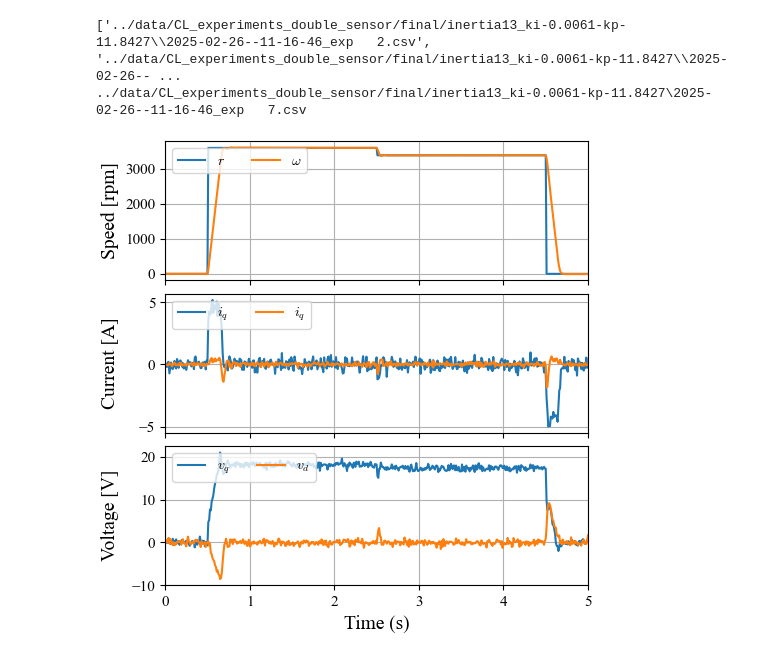
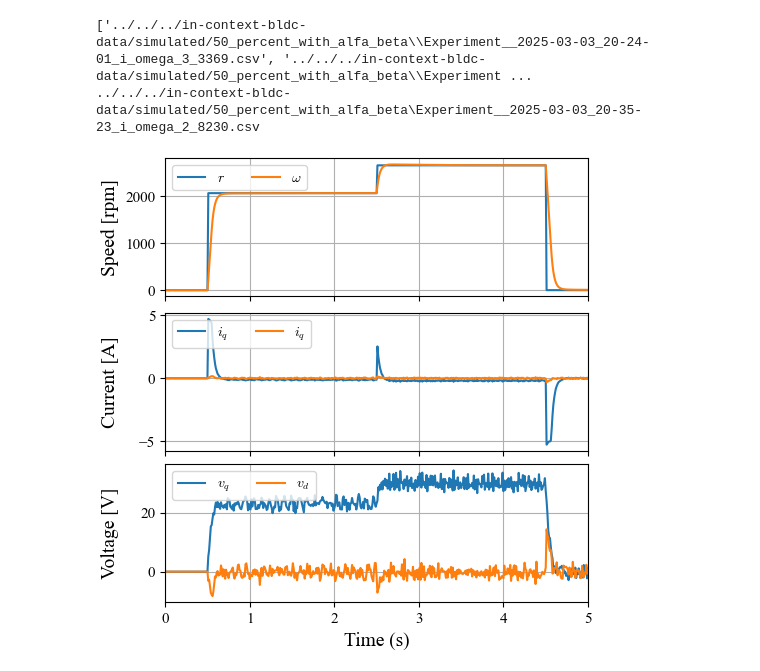
Before and after one commit to buswayne/in-context-bldc, a Jupyter notebook: speed_estimator/plot_experiment3.ipynb, the cells around one changed output. Saved outputs shown, nothing was run; the diff lists cells and outputs as text; code cells hidden in the pictures.

```diff
--- a/speed_estimator/plot_experiment3.ipynb
+++ b/speed_estimator/plot_experiment3.ipynb
@@ -16,10 +16,10 @@ plt.rcParams['ytick.labelsize']=11
 plt.rcParams['axes.grid']=True
 plt.rcParams['axes.xmargin']=0
 # %%
-folder_path = '../data/CL_experiments_double_sensor/final/inertia13_ki-0.0061-kp-11.8427/'
+# folder_path = '../data/CL_experiments_double_sensor/train/inertia13_ki-0.0061-kp-11.8427/'
 # file_path = '../../../in-context-bldc/data/simulated/10_percent/Experiment_2025-01-13_09-03-05.csv'
-# folder_path = '../../../in-context-bldc-data/simulated/50_percent_with_noise'
-exp_number = 5
+folder_path = '../../../in-context-bldc-data/simulated/50_percent_with_alfa_beta'
+exp_number = 10
 
 exp_list = glob.glob(os.path.join(folder_path, '*.csv'))
 print(exp_list)
@@ -32,41 +32,41 @@ df = pd.read_csv(file_path)
 # last_index = df.index[df.t > 20].min()
 # df = df.loc[first_non_zero_index:last_index]  # Keep rows up to that index
 # %% [output]
-['../data/CL_experiments_double_sensor/final/inertia13_ki-0.0061-kp-11.8427\\2025-02-26--11-16-46_exp   2.csv', '../data/CL_experiments_double_sensor/final/inertia13_ki-0.0061-kp-11.8427\\2025-02-26-- ...
-../data/CL_experiments_double_sensor/final/inertia13_ki-0.0061-kp-11.8427\2025-02-26--11-16-46_exp   7.csv
+['../../../in-context-bldc-data/simulated/50_percent_with_alfa_beta\\Experiment__2025-03-03_20-24-01_i_omega_3_3369.csv', '../../../in-context-bldc-data/simulated/50_percent_with_alfa_beta\\Experiment ...
+../../../in-context-bldc-data/simulated/50_percent_with_alfa_beta\Experiment__2025-03-03_20-35-23_i_omega_2_8230.csv
 # %%
 # df
 # %%
 # Create the figure and subplots with shared x-axis
 fig, axes = plt.subplots(3, 1, figsize=(5, 5), sharex=True, constrained_layout=True)
 
-axes[2].plot(df.t, df.v_q, label='$v_q$')
-axes[2].plot(df.t, df.v_d, label='$v_d$')
+axes[2].plot(df.t, df.vq, label='$v_q$')
+axes[2].plot(df.t, df.vd, label='$v_d$')
 axes[2].set_ylabel('Voltage [V]')
 axes[2].legend(ncols=2)
 
 
-axes[1].plot(df.t, df.i_q, label='$i_q$')
-axes[1].plot(df.t, df.i_d, label='$i_q$')
+axes[1].plot(df.t, df.iq, label='$i_q$')
+axes[1].plot(df.t, df.id, label='$i_q$')
 axes[1].set_ylabel('Current [A]')
 axes[1].legend(ncols=2)
 
 axes[0].plot(df.t, df.r, label='$r$')
 axes[0].plot(df.t, df.omega, label=r'$\omega$')
 axes[0].set_ylabel('Speed [rpm]')
 axes[0].legend(ncols=2)
 
 # Set the x-label for the last subplot
 axes[-1].set_xlabel('Time (s)')
 # Align the y-axis labels to the left
 for ax in axes:
     ax.yaxis.set_label_coords(-0.11, 0.5)  # Adjust -0.1 based on figure width
     ax.legend(loc='upper left', ncol=2)
 
 # Tight layout for better spacing
 # plt.xlim([9, 12])
 # plt.savefig('experiment.pdf')
 plt.show()
 # %% [output]
-[figure, old version]
+[figure, new version]
 # %%
```
Also changed, not shown: parts of 1 cell of this notebook, 12 other files.
